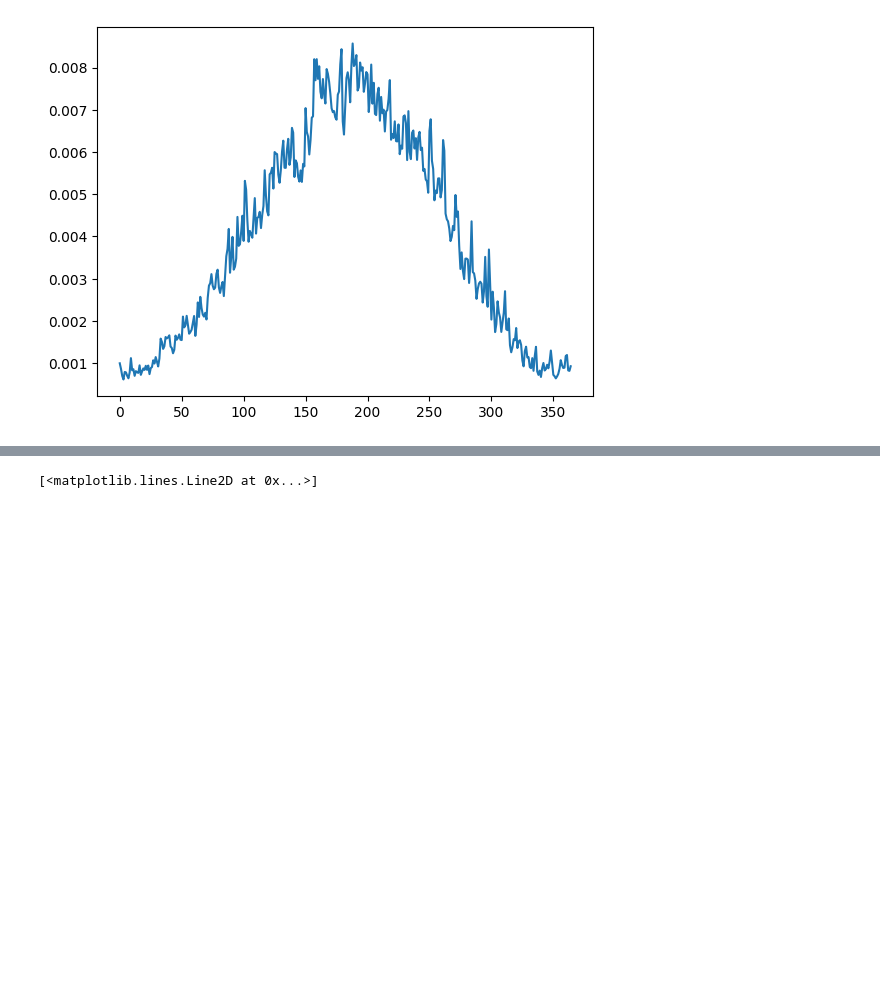
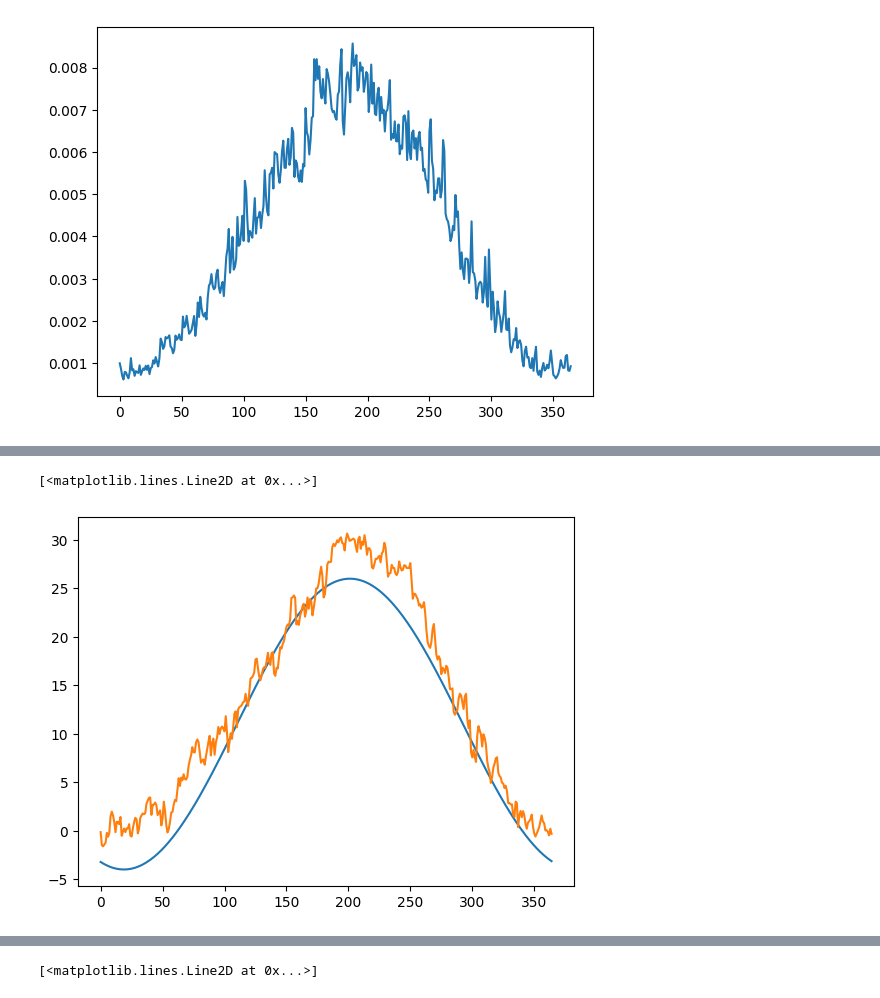
Before and after one commit to danilomcmaster/GSLModel, a Jupyter notebook: empirical_evap.ipynb, the cells around one changed output, grey strips where cells are left out. Cells and saved outputs as stored; diff of their text form; code cells hidden in the pictures; blank space fills up the shorter version.

```diff
--- a/empirical_evap.ipynb
+++ b/empirical_evap.ipynb
@@ -24,0 +223,6 @@ plt.plot(seasonal_df["evap(m/d)"])
+# %%
+plt.plot(np.arange(365), simulate_temperature(np.arange(365)))
+plt.plot(seasonal_df["mean_air_T(C)"])
+# %% [output]
+[<matplotlib.lines.Line2D at 0x...>]
+[figure, added]
```
Also changed, not shown: parts of 10 cells of this notebook, 3 other files.
